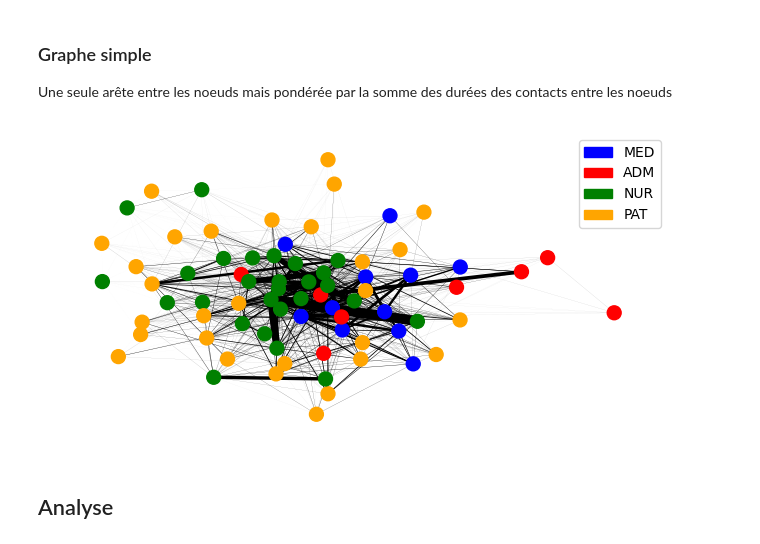
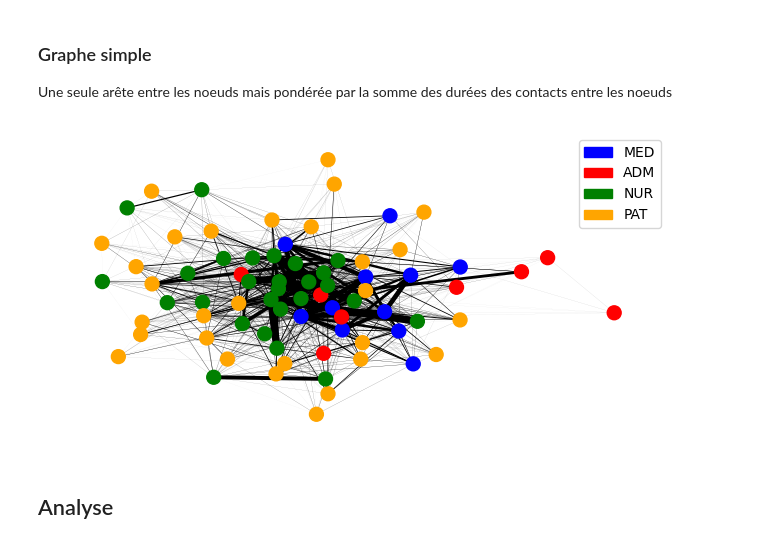
Before and after one commit to celinargy/unamur-certificat-datascience, a Jupyter notebook: SDASM101_graphmin_group2/graph-hospital/ward_hospital.ipynb, the cells around one changed output. Drawn from its saved outputs; the diff is of its cells as text; code cells hidden in the pictures.

Commit message:
Correction pondération graphe hopital

```diff
--- a/SDASM101_graphmin_group2/graph-hospital/ward_hospital.ipynb
+++ b/SDASM101_graphmin_group2/graph-hospital/ward_hospital.ipynb
@@ -25,6 +25,9 @@ df.head()
 ### Graphe simple
 Une seule arête entre les noeuds mais pondérée par la somme des durées des contacts entre les noeuds
 # %%
+# Remplacement de la première colonne par 20 secondes (le temps de contact) au lieu du moment du contact
+df[0] = 20
+
 # Simple weighted Graph
 
 G = nx.Graph()
@@ -58,34 +61,34 @@ color_map = {
 
 node_colors = [color_map[G.nodes[n]["category"]] for n in G.nodes()]
 
 plt.figure(figsize=(8, 4))
 
 # Ajout de la légende
 legend_handles = [mpatches.Patch(color=color, label=cat)
                   for cat, color in color_map.items()]
 plt.legend(handles=legend_handles, loc="best")
 
 # Normalisation pour affichage des arêtes pondérées
 edges = G.edges()
 edge_weights = [G[u][v]["t"] for u, v in edges]
 max_w = max(edge_weights)
 edge_widths = [10 * (w / max_w) for w in edge_weights]
 
 
 # Génération du graphe
 nx.draw(
     G,
     pos=nx.spring_layout(G, seed=42),
     node_color=node_colors,
     node_size=100,
     width=edge_widths,
     edge_color="black",
     with_labels=False
 )
 plt.savefig('./figures/hospital_weighted_graph.png')
 plt.show()
 # %% [output]
-[figure, old version]
+[figure, new version]
 # %% [markdown]
 ## Analyse
 # %% [markdown]
```
Also changed, not shown: parts of 2 cells of this notebook, 2 other files.
